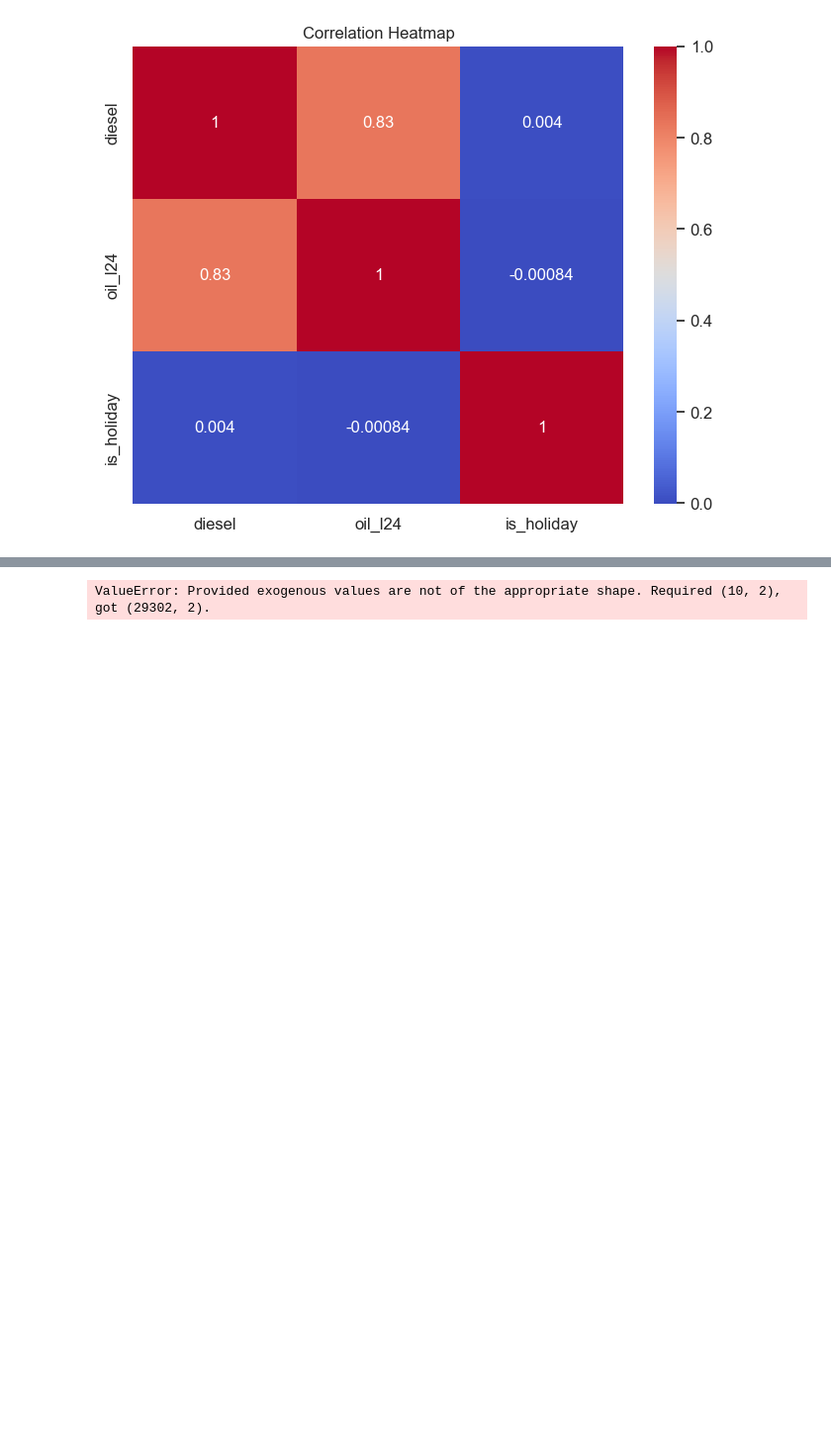
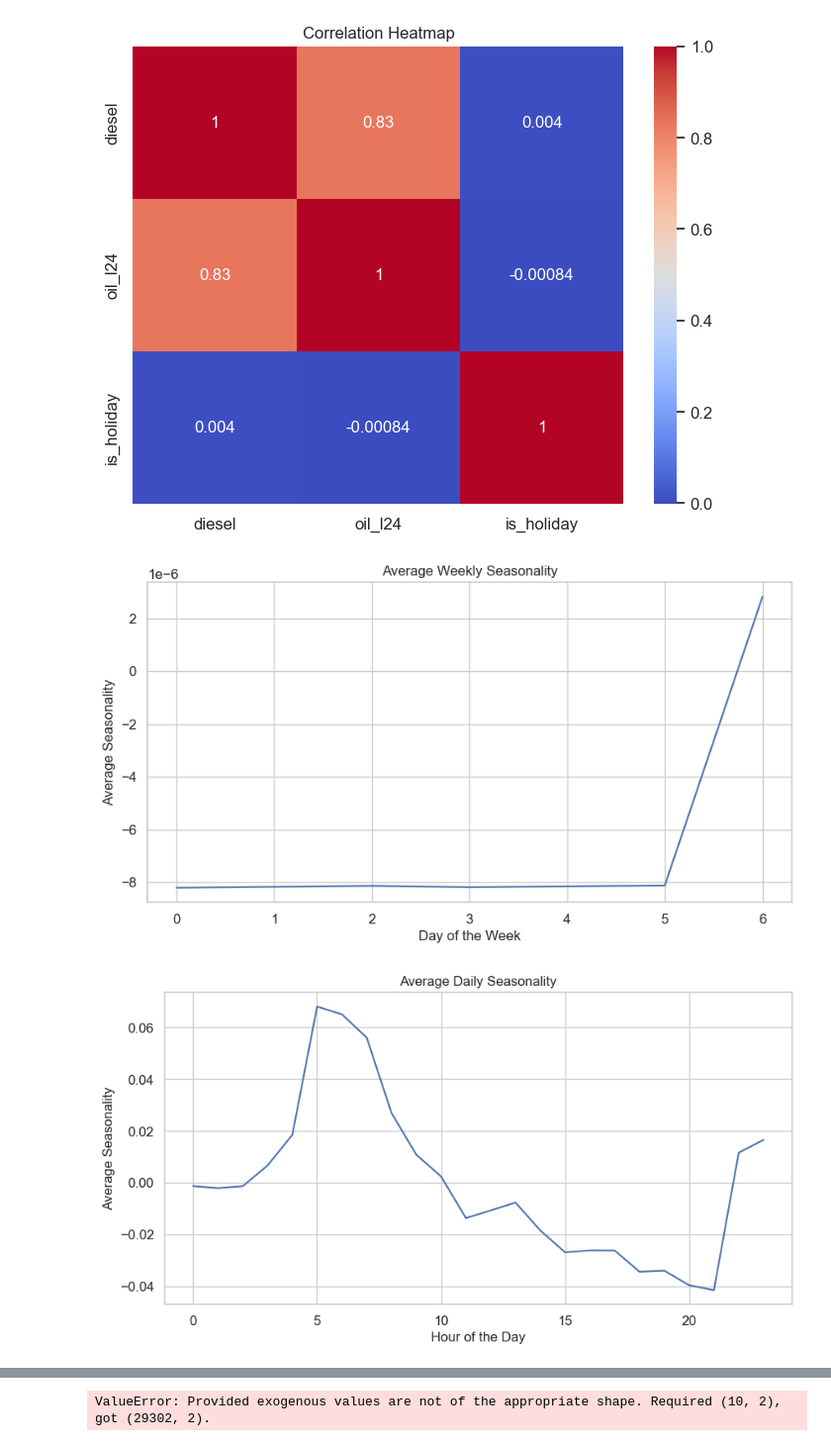
Before and after one commit to petrol-price-predictor/jurassic-juice-juggler, a Jupyter notebook: ts_SARIMAX-1.ipynb, the cells around one changed output, grey strips where cells are left out. Shown at 99% size. Drawn from its saved outputs; the diff is of its cells as text; code cells hidden in the pictures; blank space fills up the shorter version.

```diff
--- a/ts_SARIMAX-1.ipynb
+++ b/ts_SARIMAX-1.ipynb
@@ -189,6 +193,57 @@ plt.title('Correlation Heatmap')
 plt.show()
 # %% [output]
 [figure]
+# %%
+stl = STL(price_mdata['diesel'], period=24, seasonal=24*7+1)
+stl_result = stl.fit()
+
+decomposed_df = pd.DataFrame({
+    'original': price_mdata['diesel'],
+    'trend': stl_result.trend,
+    'seasonal': stl_result.seasonal,
+    'residual': stl_result.resid
+}, index=price_mdata.index)
+
+weekly_seasonality = decomposed_df['seasonal'].groupby(decomposed_df['seasonal'].index.weekday).mean()
+daily_seasonality = decomposed_df['seasonal'].groupby(decomposed_df['seasonal'].index.hour).mean()
+
+# fig, axes = plt.subplots(len(decomposed_df.columns), 1, figsize=(16,8), sharex=True)
+
+# sns.lineplot(data=decomposed_df, x=decomposed_df.index, y='original', ax=axes[0])
+# axes[0].set(title='Original', ylabel='')
+
+# sns.lineplot(data=decomposed_df, x=decomposed_df.index, y='trend', ax=axes[1])
+# axes[1].set(title='Trend', ylabel='')
+
+# sns.lineplot(data=decomposed_df, x=decomposed_df.index, y='seasonal', ax=axes[2])
+# axes[2].set(title='Seasonal', ylabel='')
+
+# sns.scatterplot(data=decomposed_df, x=decomposed_df.index, y='residual', ax=axes[3])
+# axes[3].set(title='Residual', ylabel='', xlabel='Date')
+
+# for i, column in enumerate(decomposed_df.columns):
+#     axes[i].xaxis.set_major_locator(mdates.YearLocator())
+#     axes[i].xaxis.set_major_formatter(mdates.DateFormatter('%Y'))
+
+# plt.tight_layout()
+# plt.show()
+
+# Plot the average weekly seasonality
+plt.plot(weekly_seasonality)
+plt.xlabel('Day of the Week')
+plt.ylabel('Average Seasonality')
+plt.title('Average Weekly Seasonality')
+plt.show()
+
+# Plot the average daily seasonality
+plt.plot(daily_seasonality)
+plt.xlabel('Hour of the Day')
+plt.ylabel('Average Seasonality')
+plt.title('Average Daily Seasonality')
+plt.show()
+# %% [output]
+[figure, added]
+[figure, added]
 # %%
 # Define number of splits for cross-validation
 tscv = TimeSeriesSplit(n_splits=5)
```
Also changed, not shown: parts of 2 cells of this notebook.
